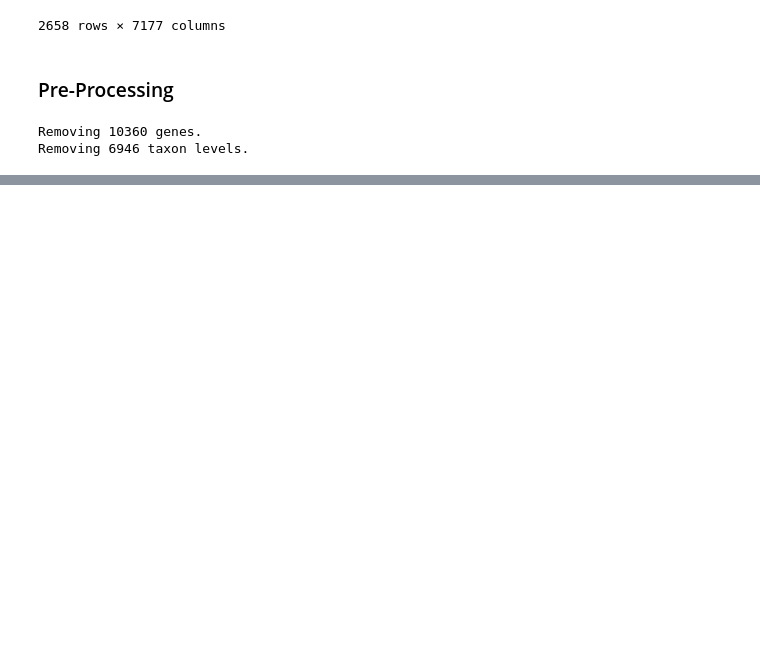
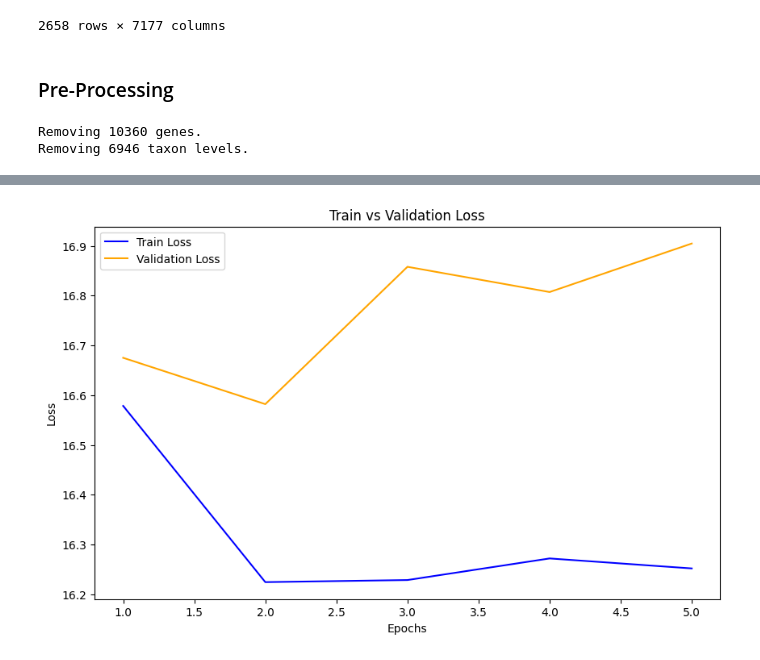
Before and after one commit to AthomsG/gene-prediction-from-bacteria-community, a Jupyter notebook: notebooks/EDA of New Data.ipynb, the cells around one changed output, grey strips where cells are left out. Cells and saved outputs as stored; diff of their text form; code cells hidden in the pictures; blank space fills up the shorter version.

Commit message:
Added simple Logistic Regression

```diff
--- a/notebooks/EDA of New Data.ipynb
+++ b/notebooks/EDA of New Data.ipynb
@@ -193,2 +197,5 @@ Removing 6946 taxon levels.
 # %%
-df_genes
+# convert genes to binary for logistic regression
+df_genes_binary = (df_genes > 0).astype(int)
+
+del df_genes
@@ -208,0 +306,12 @@ df_genes
+# %%
+# Plotting training vs validation loss curve
+plt.figure(figsize=(10, 6))
+plt.plot(range(1, epochs + 1), train_losses, label='Train Loss', color='blue')
+plt.plot(range(1, epochs + 1), val_losses, label='Validation Loss', color='orange')
+plt.xlabel('Epochs')
+plt.ylabel('Loss')
+plt.title('Train vs Validation Loss')
+plt.legend()
+plt.show()
+# %% [output]
+[figure, added]
```
Also changed, not shown: parts of 9 cells of this notebook, 1 other file.
